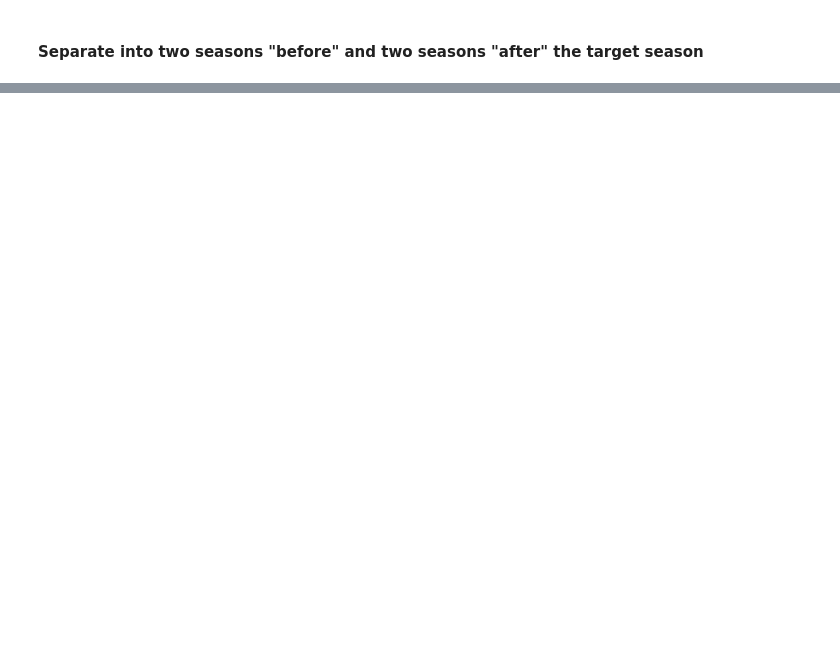
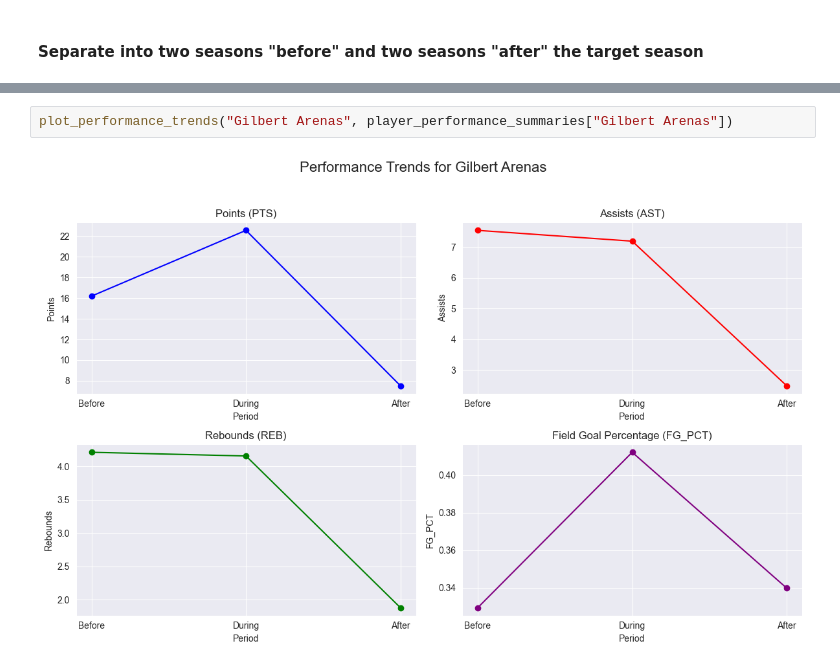
Before and after one commit to ChuanCheLin/NBA-Height-and-Weight-Analysis, a Jupyter notebook: offCourtImpactAnalysis.ipynb, the cells around one changed output, grey strips where cells are left out. Cells and saved outputs as stored; diff of their text form; blank space fills up the shorter version.

```diff
--- a/offCourtImpactAnalysis.ipynb
+++ b/offCourtImpactAnalysis.ipynb
@@ -145,0 +293,4 @@ reference: https://www.complex.com/sports/a/aaron-mansfield/heres-how-gilbert-ar
+# %%
+plot_performance_trends("Gilbert Arenas", player_performance_summaries["Gilbert Arenas"])
+# %% [output]
+[figure, added]
```
Also changed, not shown: parts of 15 cells of this notebook.
